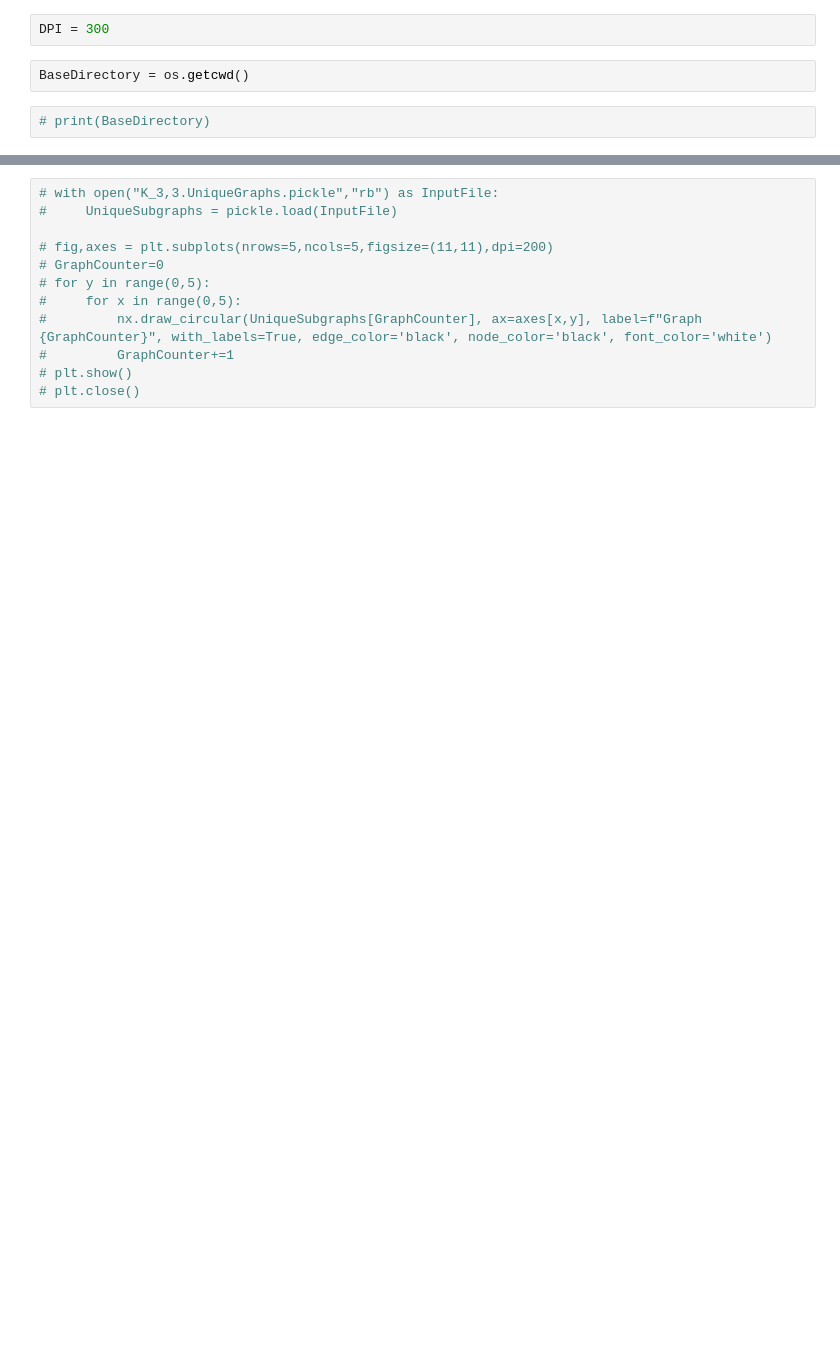
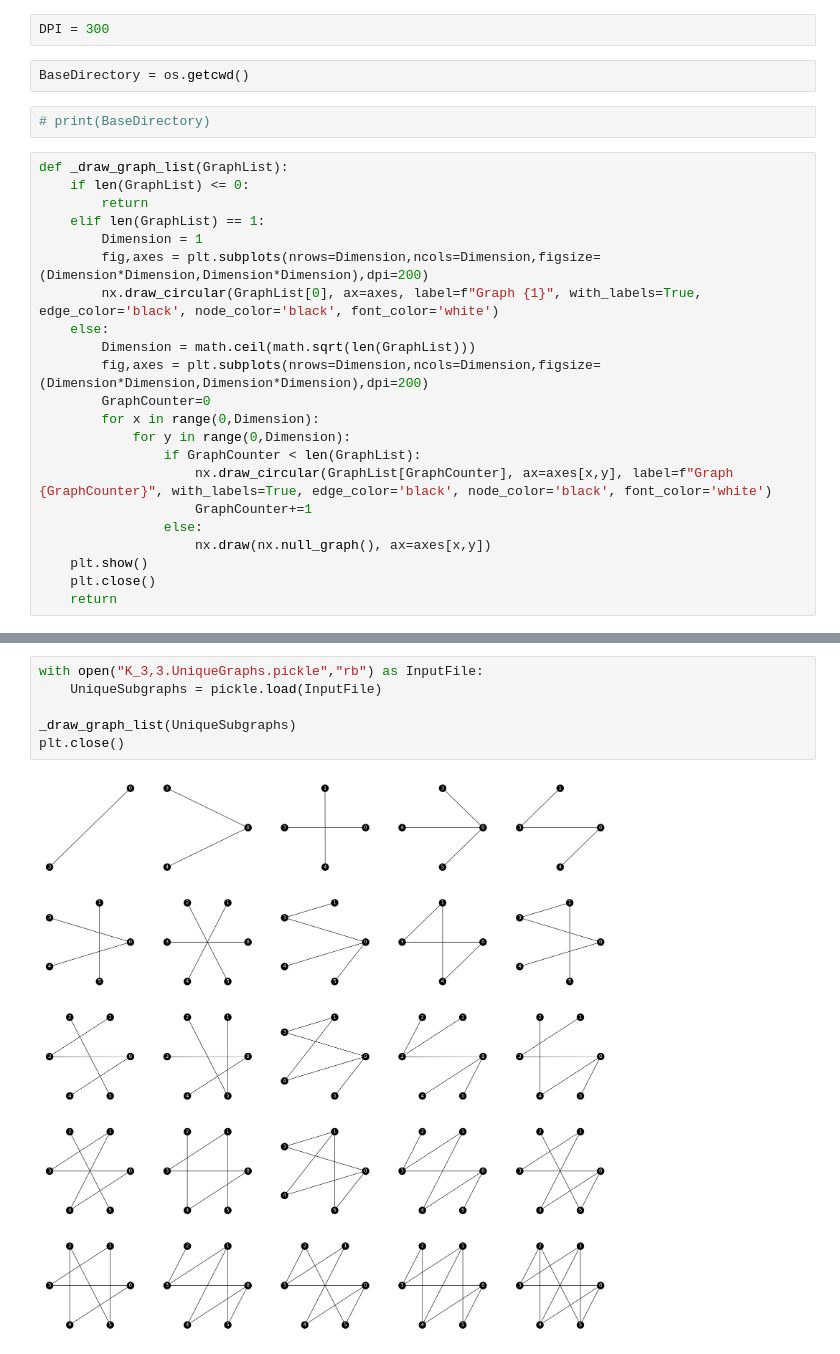
Before and after one commit to JibJibFlutterhousen/Down-Arrow-Ramsey-Sets, a Jupyter notebook: Down Arrow Ramsey Sets Of Complete Bipartite Graphs.ipynb, the cells around one changed output, grey strips where cells are left out. Saved outputs shown, nothing was run; the diff lists cells and outputs as text; blank space fills up the shorter version.

```diff
--- a/Down Arrow Ramsey Sets Of Complete Bipartite Graphs.ipynb
+++ b/Down Arrow Ramsey Sets Of Complete Bipartite Graphs.ipynb
@@ -15,3 +16,25 @@ DPI = 300
 BaseDirectory = os.getcwd()
 # %%
 # print(BaseDirectory)
+# %%
+def _draw_graph_list(GraphList):
+    if len(GraphList) <= 0:
+        return
+    elif len(GraphList) == 1:
+        Dimension = 1
+        fig,axes = plt.subplots(nrows=Dimension,ncols=Dimension,figsize=(Dimension*Dimension,Dimension*Dimension),dpi=200)
+        nx.draw_circular(GraphList[0], ax=axes, label=f"Graph {1}", with_labels=True, edge_color='black', node_color='black', font_color='white')
+    else:
+        Dimension = math.ceil(math.sqrt(len(GraphList)))
+        fig,axes = plt.subplots(nrows=Dimension,ncols=Dimension,figsize=(Dimension*Dimension,Dimension*Dimension),dpi=200)
+        GraphCounter=0
+        for x in range(0,Dimension):
+            for y in range(0,Dimension):
+                if GraphCounter < len(GraphList):
+                    nx.draw_circular(GraphList[GraphCounter], ax=axes[x,y], label=f"Graph {GraphCounter}", with_labels=True, edge_color='black', node_color='black', font_color='white')
+                    GraphCounter+=1
+                else:
+                    nx.draw(nx.null_graph(), ax=axes[x,y])
+    plt.show()
+    plt.close()
+    return
@@ -47,14 +92,10 @@ BaseDirectory = os.getcwd()
-# %%
-# with open("K_3,3.UniqueGraphs.pickle","rb") as InputFile:
-#     UniqueSubgraphs = pickle.load(InputFile)
-
-# fig,axes = plt.subplots(nrows=5,ncols=5,figsize=(11,11),dpi=200)
-# GraphCounter=0
-# for y in range(0,5):
-#     for x in range(0,5):
-#         nx.draw_circular(UniqueSubgraphs[GraphCounter], ax=axes[x,y], label=f"Graph {GraphCounter}", with_labels=True, edge_color='black', node_color='black', font_color='white')
-#         GraphCounter+=1
-# plt.show()
-# plt.close()
+# %%
+with open("K_3,3.UniqueGraphs.pickle","rb") as InputFile:
+    UniqueSubgraphs = pickle.load(InputFile)
+
+_draw_graph_list(UniqueSubgraphs)
+plt.close()
+# %% [output]
+[figure, added]
 # %%
 # # Parse unique subgraphs into red/blue colorings and draw pictures with the red, blue, and host graph
```
Also changed, not shown: parts of 8 cells of this notebook.
